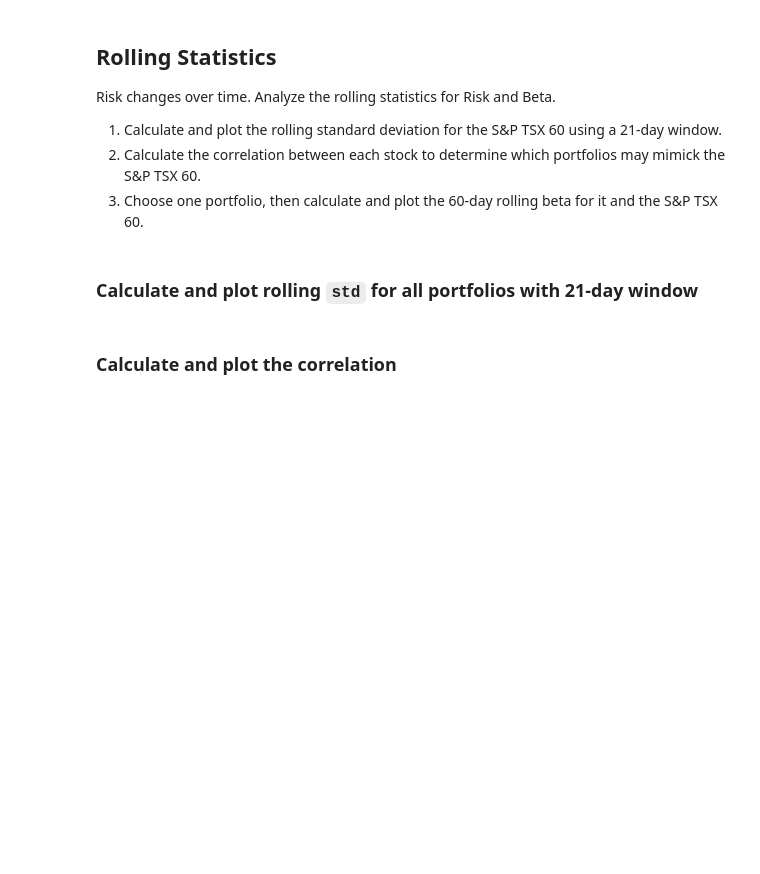
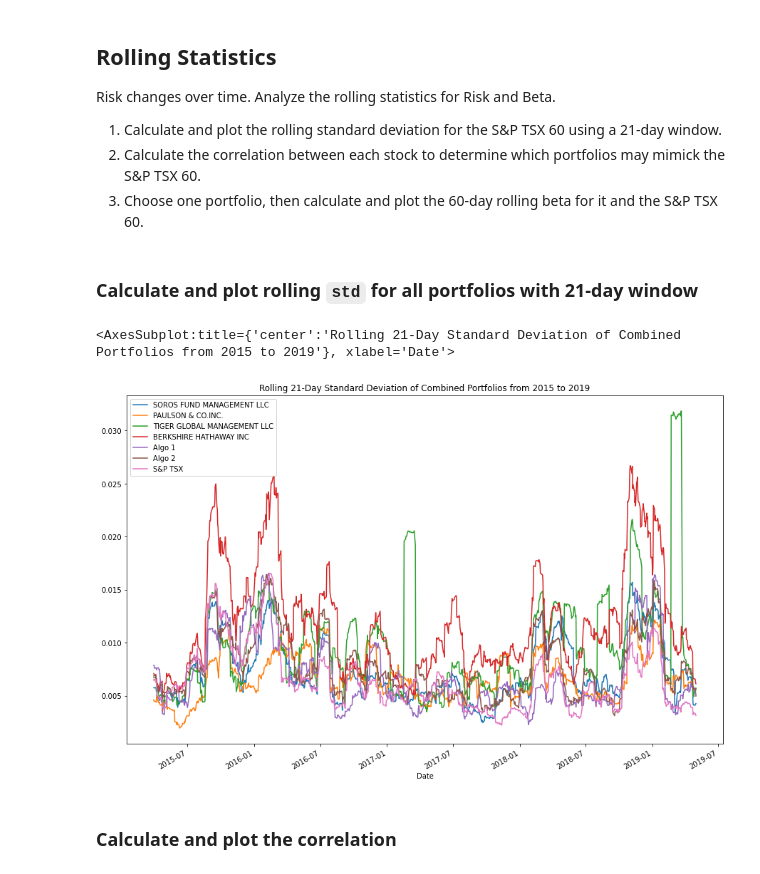
Before and after one commit to Kyyzer/week3-4-whale-analysis, a Jupyter notebook: Starter_Code/whale_analysis.ipynb, the cells around one changed output. Saved outputs shown, nothing was run; the diff lists cells and outputs as text; code cells hidden in the pictures; blank space fills up the shorter version.

```diff
--- a/Starter_Code/whale_analysis.ipynb
+++ b/Starter_Code/whale_analysis.ipynb
@@ -217,8 +269,13 @@ Risk changes over time. Analyze the rolling statistics for Risk and Beta.
 ### Calculate and plot rolling `std` for all portfolios with 21-day window
 # %%
 # Calculate the rolling standard deviation for all portfolios using a 21-day window
+rolling_combined_std = combined_returns.rolling(window = 21).std()
 
 # Plot the rolling standard deviation
+rolling_combined_std.plot(figsize = (15,10), title = "Rolling 21-Day Standard Deviation of Combined Portfolios from 2015 to 2019")
+# %% [output]
+<AxesSubplot:title={'center':'Rolling 21-Day Standard Deviation of Combined Portfolios from 2015 to 2019'}, xlabel='Date'>
+[figure, added]
 # %% [markdown]
 ### Calculate and plot the correlation
 # %%
```
Also changed, not shown: parts of 41 cells of this notebook, 3 other files.
